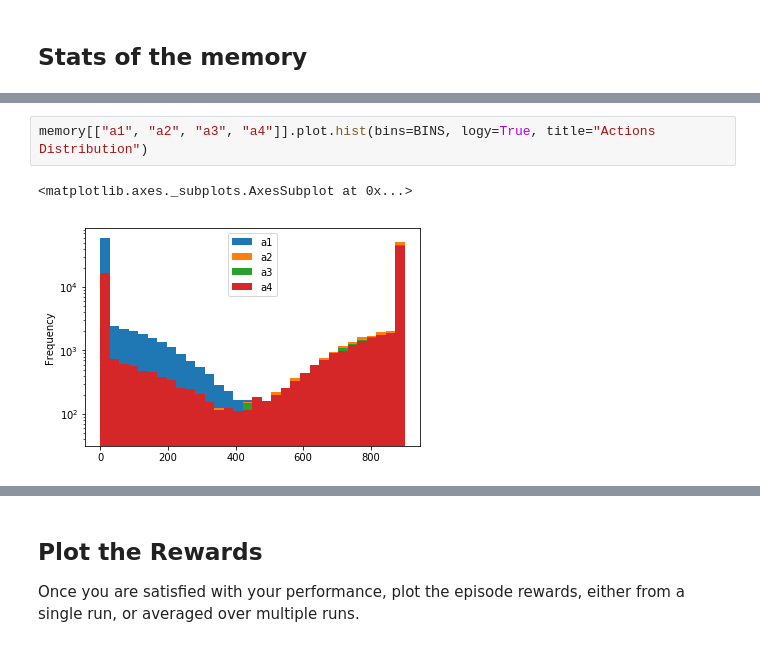
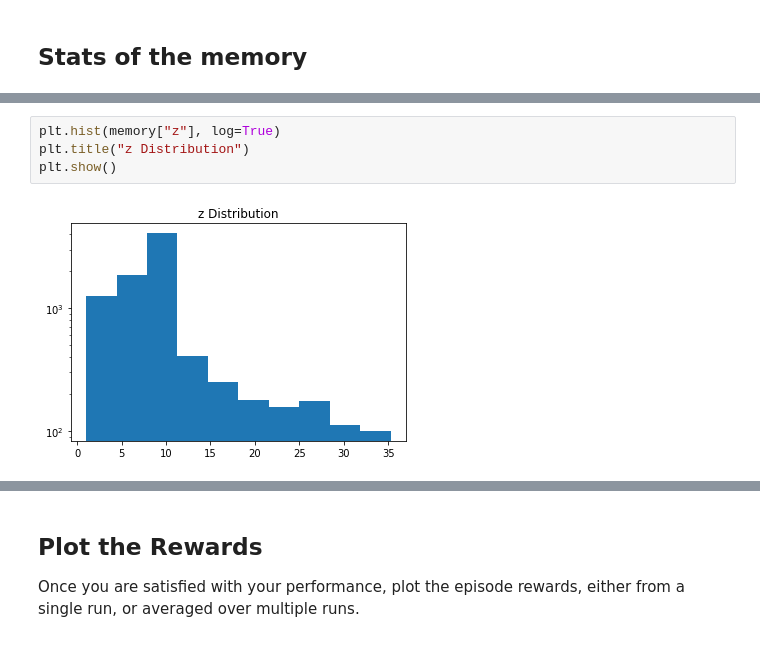
Before and after one commit to ShadowGiraffe/MLND-submission, a Jupyter notebook: quadcopter/Quadcopter_Project.ipynb, the cells around one changed output, grey strips where cells are left out. Cells and saved outputs as stored; diff of their text form.

```diff
--- a/quadcopter/Quadcopter_Project.ipynb
+++ b/quadcopter/Quadcopter_Project.ipynb
@@ -305,5 +271,6 @@ memory["z"].plot.hist(bins=BINS, logy=True, title="z Distribution")
-# %%
-memory[["a1", "a2", "a3", "a4"]].plot.hist(bins=BINS, logy=True, title="Actions Distribution")
-# %% [output]
-<matplotlib.axes._subplots.AxesSubplot at 0x...>
-[figure, removed]
+# %%
+plt.hist(memory["z"], log=True)
+plt.title("z Distribution")
+plt.show()
+# %% [output]
+[figure, added]
```
Also changed, not shown: parts of 18 cells of this notebook.
